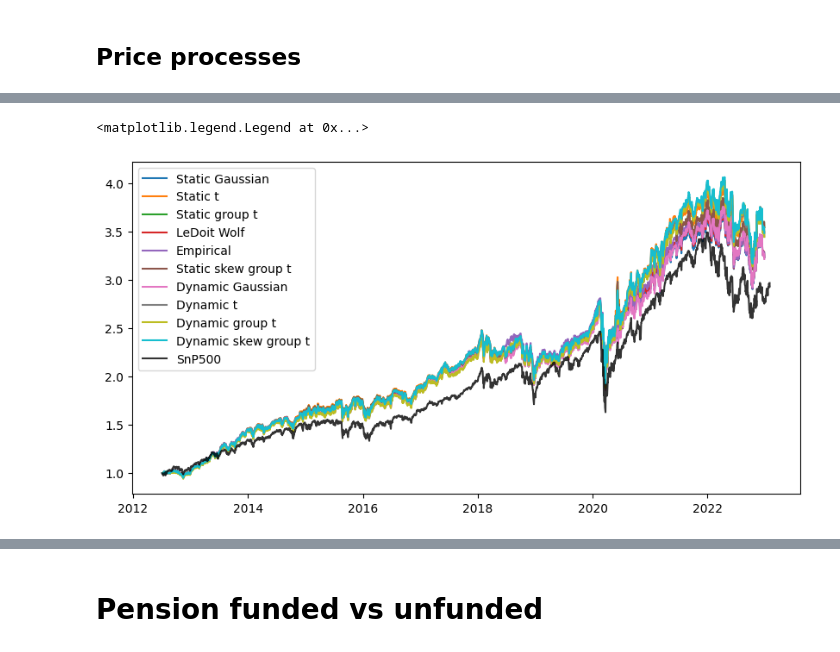
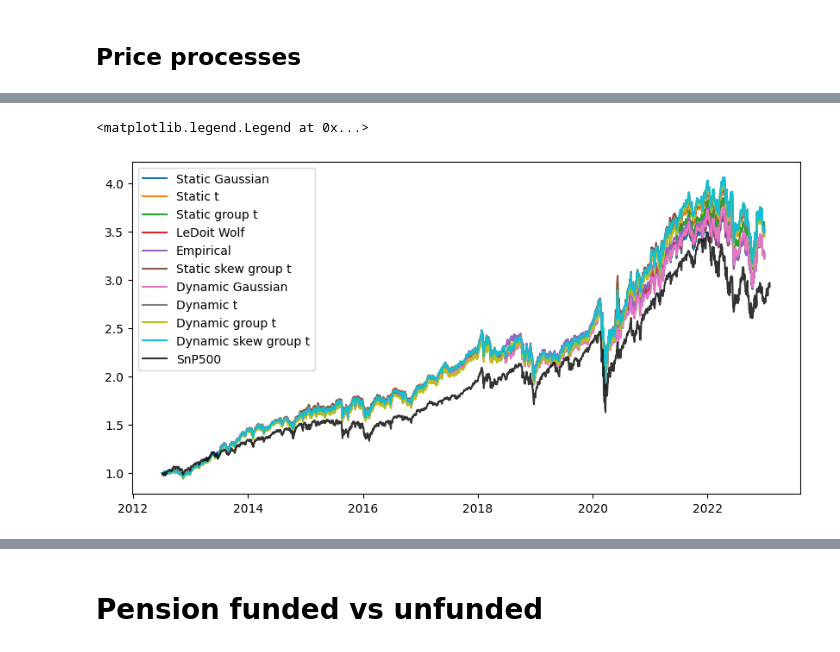
Before and after one commit to ragnarlevi/DyGraph, a Jupyter notebook: GraphMethodologyPaper/CaseStudies.ipynb, the cells around one changed output, grey strips where cells are left out. Drawn from its saved outputs; the diff is of its cells as text; code cells hidden in the pictures.

```diff
--- a/GraphMethodologyPaper/CaseStudies.ipynb
+++ b/GraphMethodologyPaper/CaseStudies.ipynb
@@ -90,0 +95,12 @@ with open(f'data/skew-group-t_nr_quad_10_etf_k_{0.1}_element-wise3.pkl', 'rb') a
+# %%
+
+with open(f'data/raw_etf2.pkl', 'rb') as handle:
+    data = pickle.load(handle)
+
+ticker_list = data['ticker_list']
+#log_returns = data['log_returns']
+log_returns_scaled = data['log_returns_scaled']
+price = data['price']
+
+l = 60
+time_index = range(360,2980, l)
@@ -303,38 +717,39 @@ def cum_prod_port(x):
 # %%
 def cum_prod_port(x):
     #return ([np.cumprod((1+pd.DataFrame(x[i]).pct_change()).dropna()) for i in range(len(x))][0]).cumprod()
     return np.cumprod(np.concatenate([(1+pd.DataFrame(x[i]).pct_change()).dropna() for i in range(len(x))]))
 
 
 #static_gaussian_port_info, static_t_port_info, static_gt_port_info, d_t_50_ew['0.4'],  d_gaussian_50_ew['0.4'], d_gt_50_ew['0.4']
 
-s_n_price = cum_prod_port(sgaussian['port_price_s'][9])  #np.cumprod(1+np.array(static_t_port_info['rs_s'][3]))#
-s_t_price = cum_prod_port(st['port_price_s'][9])
-s_gt_price = cum_prod_port(sgt['port_price_s'][9])
-s_sgt_price = cum_prod_port(ssgt['port_price_s'][9])
-lewolf_price = cum_prod_port(ledoitwolf['port_price_s'][9])
-emp_price = cum_prod_port(empirical['port_price_s'][9])
-d_n_price = cum_prod_port(dgaussian_ew['0.1']['port_price_s'][9])  #np.cumprod(1+np.array(static_t_port_info['rs_s'][3]))#
-d_t_price = cum_prod_port(dt_ew['0.1']['port_price_s'][9])
-d_gt_price = cum_prod_port(dgt_ew['0.1']['port_price_s'][9])
-d_sgt_price = cum_prod_port(dsgt_ew['0.1']['port_price_s'][9])
+price_id = 'port_price_s'
+s_n_price = cum_prod_port(sgaussian[price_id][9])  #np.cumprod(1+np.array(static_t_port_info['rs_s'][3]))#
+s_t_price = cum_prod_port(st[price_id][9])
+s_gt_price = cum_prod_port(sgt[price_id][9])
+s_sgt_price = cum_prod_port(ssgt[price_id][9])
+lewolf_price = cum_prod_port(ledoitwolf[price_id][9])
+emp_price = cum_prod_port(empirical[price_id][9])
+d_n_price = cum_prod_port(dgaussian_ew['0.1'][price_id][9])  #np.cumprod(1+np.array(static_t_port_info['rs_s'][3]))#
+d_t_price = cum_prod_port(dt_ew['0.1'][price_id][9])
+d_gt_price = cum_prod_port(dgt_ew['0.1'][price_id][9])
+d_sgt_price = cum_prod_port(dsgt_ew['0.1'][price_id][9])
 
 
 #price = price.loc[np.isin(price.index)]
 
 fig, ax = plt.subplots(1,1, figsize = (10,5))
 ax.plot(np.concatenate([dt[1:] for dt in sgaussian['time_forecast'][0]]), s_n_price, label = 'Static Gaussian')
 ax.plot(np.concatenate([dt[1:] for dt in sgaussian['time_forecast'][0]]),s_t_price, label = 'Static t')
 ax.plot(np.concatenate([dt[1:] for dt in sgaussian['time_forecast'][0]]),s_gt_price, label = 'Static group t')
 ax.plot(np.concatenate([dt[1:] for dt in sgaussian['time_forecast'][0]]),lewolf_price, label = 'LeDoit Wolf')
 ax.plot(np.concatenate([dt[1:] for dt in sgaussian['time_forecast'][0]]),emp_price, label = 'Empirical')
-ax.plot(np.concatenate([dt[1:] for dt in sgaussian['time_forecast'][0]]),s_gt_price, label = 'Static skew group t')
+ax.plot(np.concatenate([dt[1:] for dt in sgaussian['time_forecast'][0]]),s_sgt_price, label = 'Static skew group t')
 ax.plot(np.concatenate([dt[1:] for dt in dt_ew['0.4']['time_forecast'][0]]),d_n_price, label = 'Dynamic Gaussian')
 ax.plot(np.concatenate([dt[1:] for dt in dt_ew['0.4']['time_forecast'][0]]),d_t_price, label = 'Dynamic t')
 ax.plot(np.concatenate([dt[1:] for dt in dt_ew['0.4']['time_forecast'][0]]),d_gt_price, label = 'Dynamic group t')
 ax.plot(np.concatenate([dt[1:] for dt in dt_ew['0.4']['time_forecast'][0]]),d_sgt_price, label = 'Dynamic skew group t')
 ax.plot((1+price.pct_change()).index, np.cumprod(1+price.pct_change()), label = 'SnP500', color = 'black', alpha = 0.8)
 ax.legend()
 # %% [output]
 <matplotlib.legend.Legend at 0x...>
-[figure, old version]
+[figure, new version]
```
Also changed, not shown: parts of 31 cells of this notebook, 7 other files.
